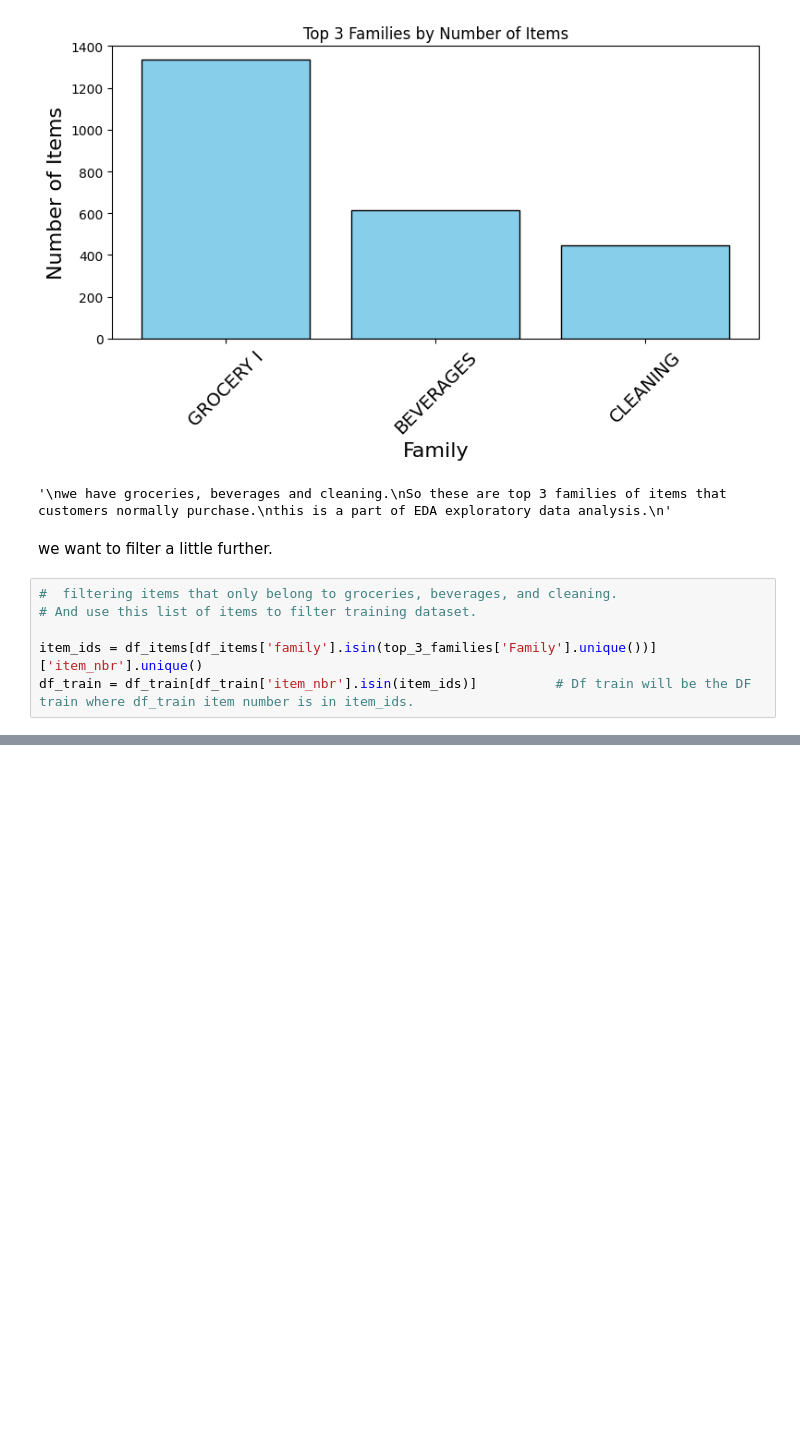
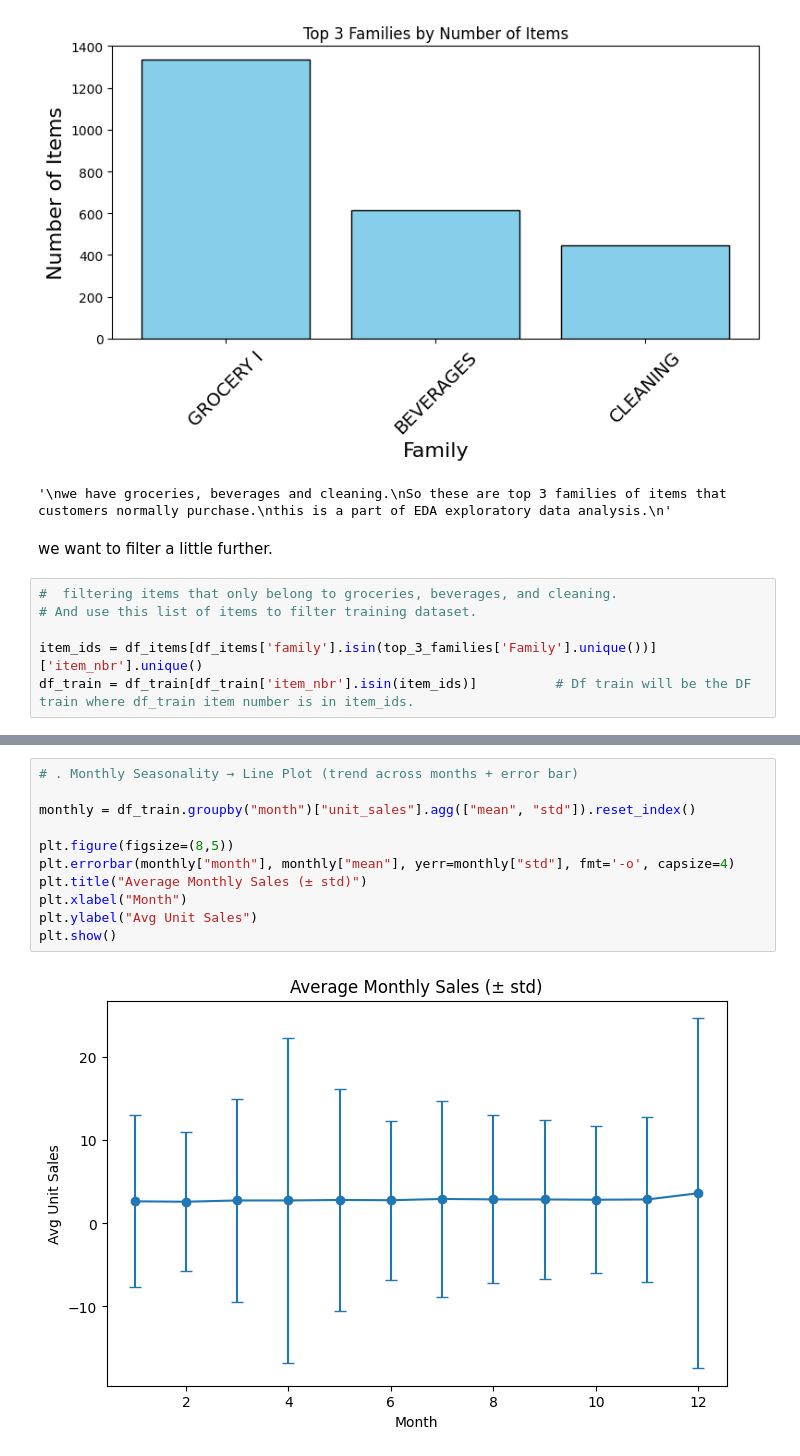
Before and after one commit to Onyi-RICH/Retail_Demand_Forcast, a Jupyter notebook: data_prep.ipynb, the cells around one changed output, grey strips where cells are left out. Drawn from its saved outputs; the diff is of its cells as text; blank space fills up the shorter version.

```diff
--- a/data_prep.ipynb
+++ b/data_prep.ipynb
@@ -187,0 +577,13 @@ df_train = df_train[df_train['item_nbr'].isin(item_ids)]          # Df train wil
+# %%
+# . Monthly Seasonality → Line Plot (trend across months + error bar)
+
+monthly = df_train.groupby("month")["unit_sales"].agg(["mean", "std"]).reset_index()
+
+plt.figure(figsize=(8,5))
+plt.errorbar(monthly["month"], monthly["mean"], yerr=monthly["std"], fmt='-o', capsize=4)
+plt.title("Average Monthly Sales (± std)")
+plt.xlabel("Month")
+plt.ylabel("Avg Unit Sales")
+plt.show()
+# %% [output]
+[figure, added]
```
Also changed, not shown: parts of 62 cells of this notebook.
